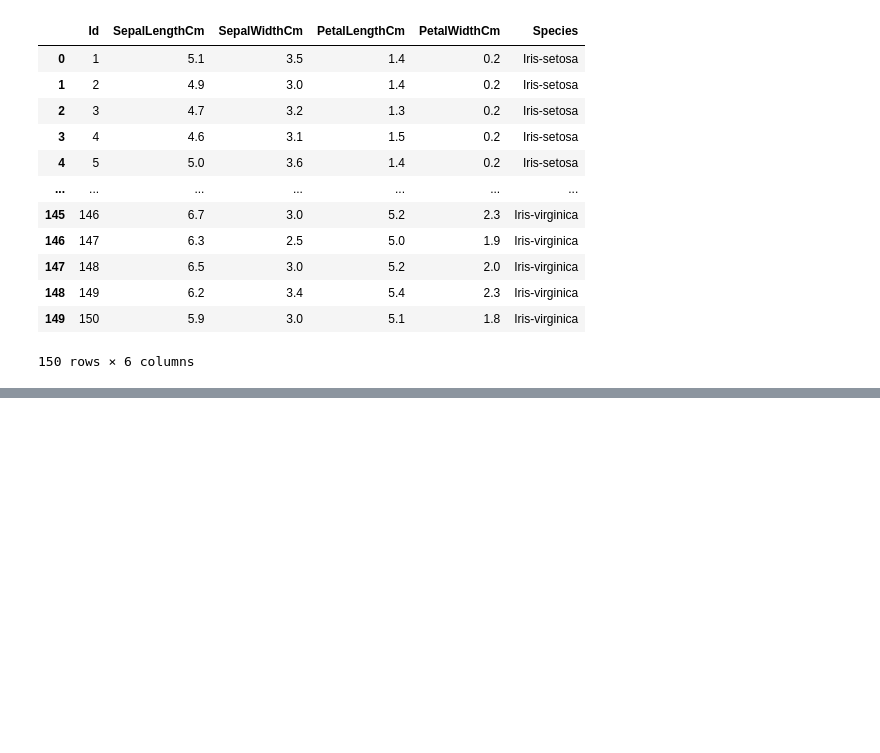
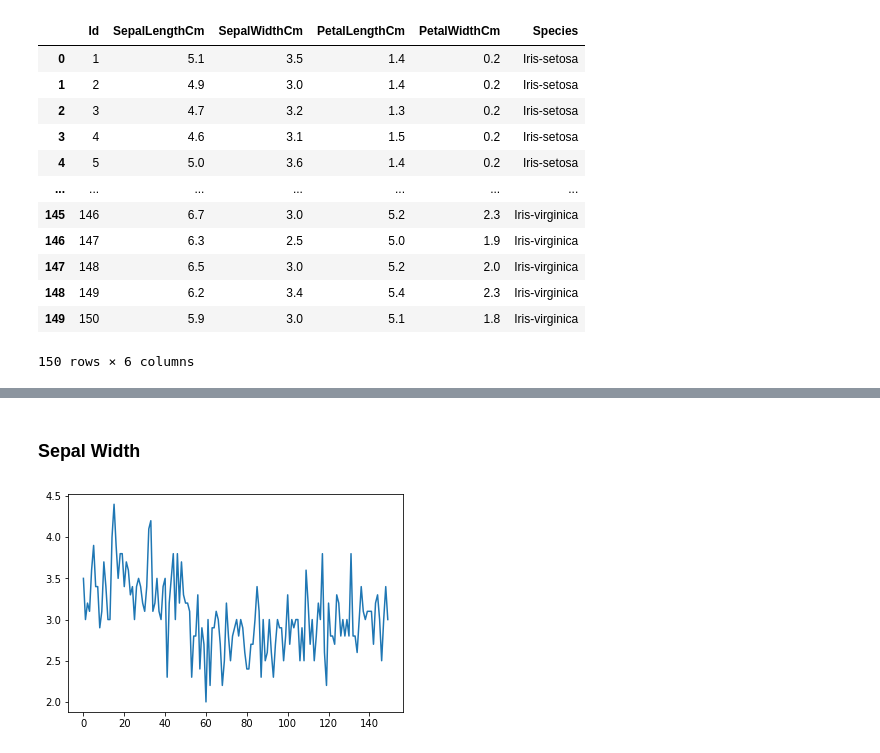
Before and after one commit to Crash-Bandicode/pandsProject2021, a Jupyter notebook: pandsProject2021.ipynb, the cells around one changed output, grey strips where cells are left out. Drawn from its saved outputs; the diff is of its cells as text; code cells hidden in the pictures; blank space fills up the shorter version.

```diff
--- a/pandsProject2021.ipynb
+++ b/pandsProject2021.ipynb
@@ -54,0 +84,6 @@ sns.pairplot(df, hue='Species')
+# %% [markdown]
+### Sepal Width
+# %%
+plt.plot(df.SepalWidthCm);
+# %% [output]
+[figure, added]
```
Also changed, not shown: parts of 21 cells of this notebook, 1 other file.
